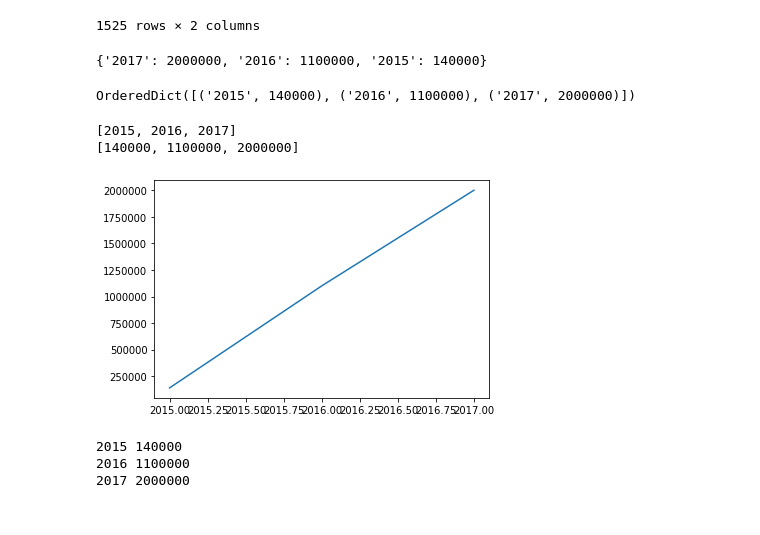
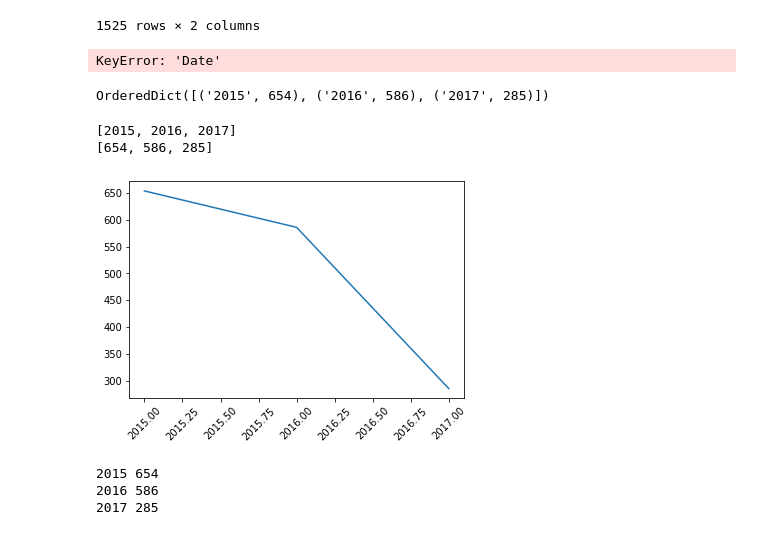
Before and after one commit to pradnyesh45/Case-Study-on-Indian-Startups, a Jupyter notebook: Case study Part-1.ipynb, the cells around one changed output. Saved outputs shown, nothing was run; the diff lists cells and outputs as text; code cells hidden in the pictures.

```diff
--- a/Case study.ipynb
+++ b/Case study Part-1.ipynb
@@ -97,19 +100,21 @@ df1
 1525 rows × 2 columns
 # %%
 mapping = {}
-for ind in df1.index:
+for ind in df1:
     length = len(df1['Date'][ind])
-    if df1['Date'][ind] not in mapping:
-        mapping[df1['Date'][ind][length - 4: length]] = 0
-    mapping[df1['Date'][ind][length - 4: length]] += int(df1['AmountInUSD'][ind])
+    year = df1['Date'][ind][length - 4: ]
+    if year in mapping:
+        mapping[year] += 1
+    else:
+        mapping[year] = 1
 mapping
 # %% [output]
-{'2017': 2000000, '2016': 1100000, '2015': 140000}
+KeyError: 'Date'
 # %%
 mapping = collections.OrderedDict(sorted(mapping.items()))
 mapping
 # %% [output]
-OrderedDict([('2015', 140000), ('2016', 1100000), ('2017', 2000000)])
+OrderedDict([('2015', 654), ('2016', 586), ('2017', 285)])
 # %%
 year = []
 funding = []
@@ -120,14 +125,15 @@ print(year)
 print(funding)
 # %% [output]
 [2015, 2016, 2017]
-[140000, 1100000, 2000000]
+[654, 586, 285]
 # %%
 plt.plot(year, funding)
+plt.xticks(rotation=45)
 plt.show()
 for i in mapping:
     print(i, mapping[i])
 # %% [output]
-[figure, old version]
+[figure, new version]
-2015 140000
-2016 1100000
-2017 2000000
+2015 654
+2016 586
+2017 285
```
Also changed, not shown: parts of 3 cells of this notebook.
